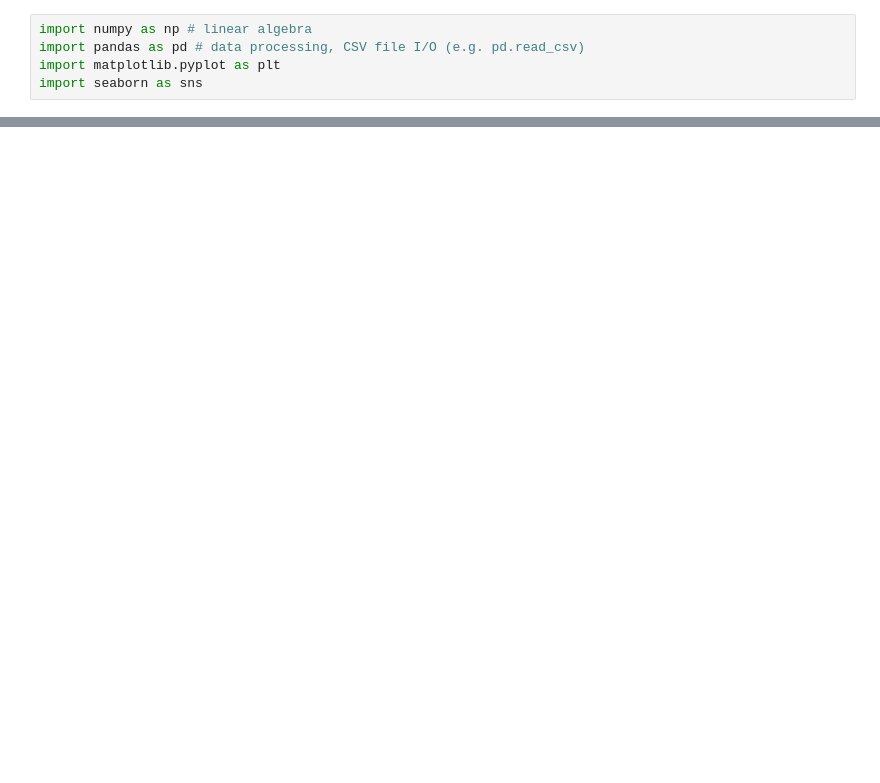
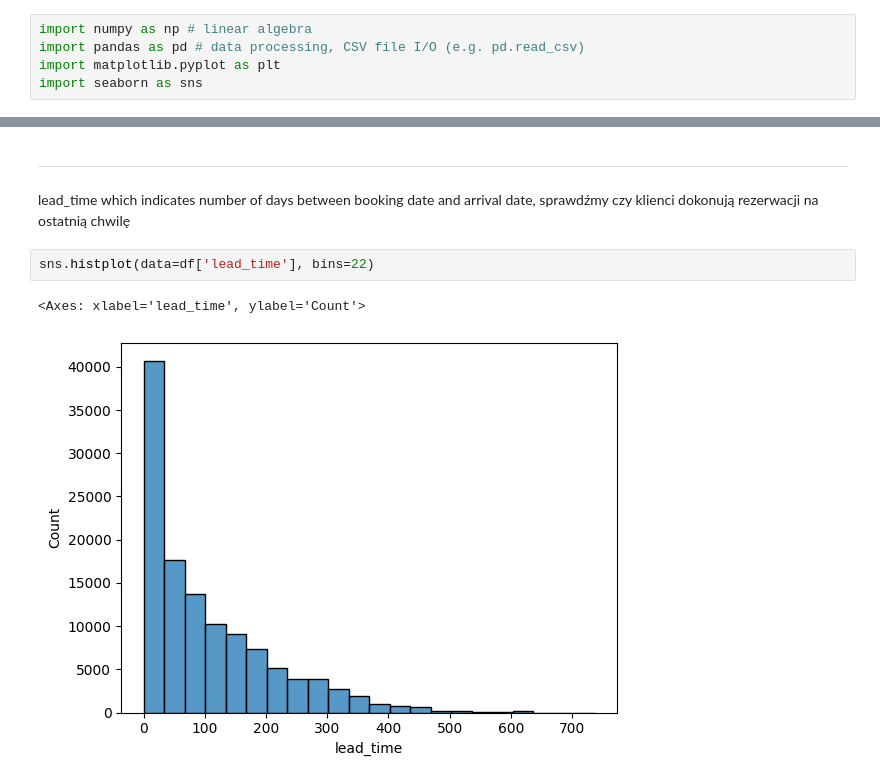
Before and after one commit to adrian-wiktorowicz/hotel_reservation_analysis, a Jupyter notebook: hotel_reservation_analysis.ipynb, the cells around one changed output, grey strips where cells are left out. Drawn from its saved outputs; the diff is of its cells as text; blank space fills up the shorter version.

Commit message:
conducted first analysis, looking for relationships in data

```diff
--- a/hotel_reservation_analysis.ipynb
+++ b/hotel_reservation_analysis.ipynb
@@ -9,0 +78,9 @@ NameError: name 'pd' is not defined
+# %% [markdown]
+*********************************
+# %% [markdown]
+lead_time which indicates number of days between booking date and arrival date, sprawdźmy czy klienci dokonują rezerwacji na ostatnią chwilę
+# %%
+sns.histplot(data=df['lead_time'], bins=22)
+# %% [output]
+<Axes: xlabel='lead_time', ylabel='Count'>
+[figure, added]
```
Also changed, not shown: parts of 28 cells of this notebook.
